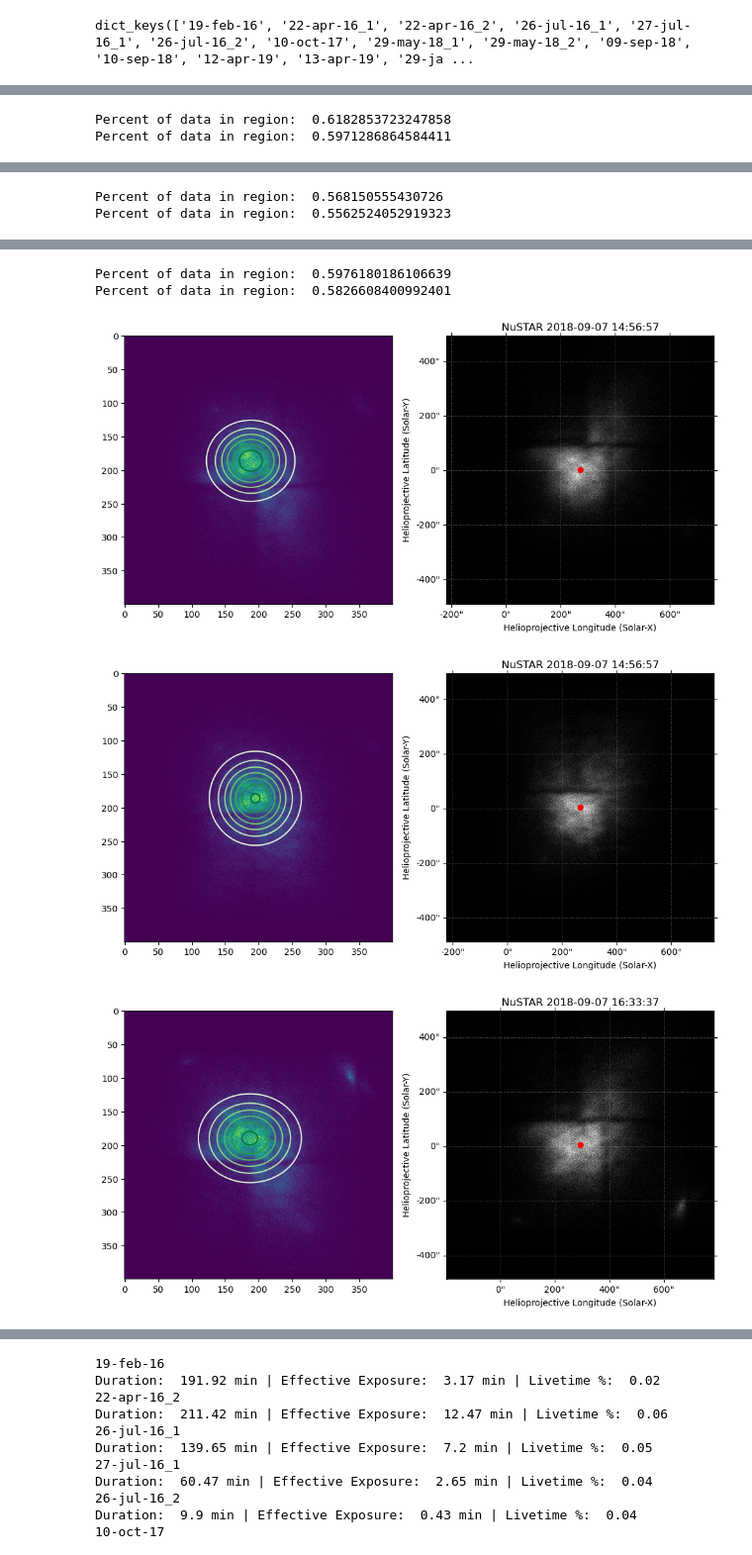
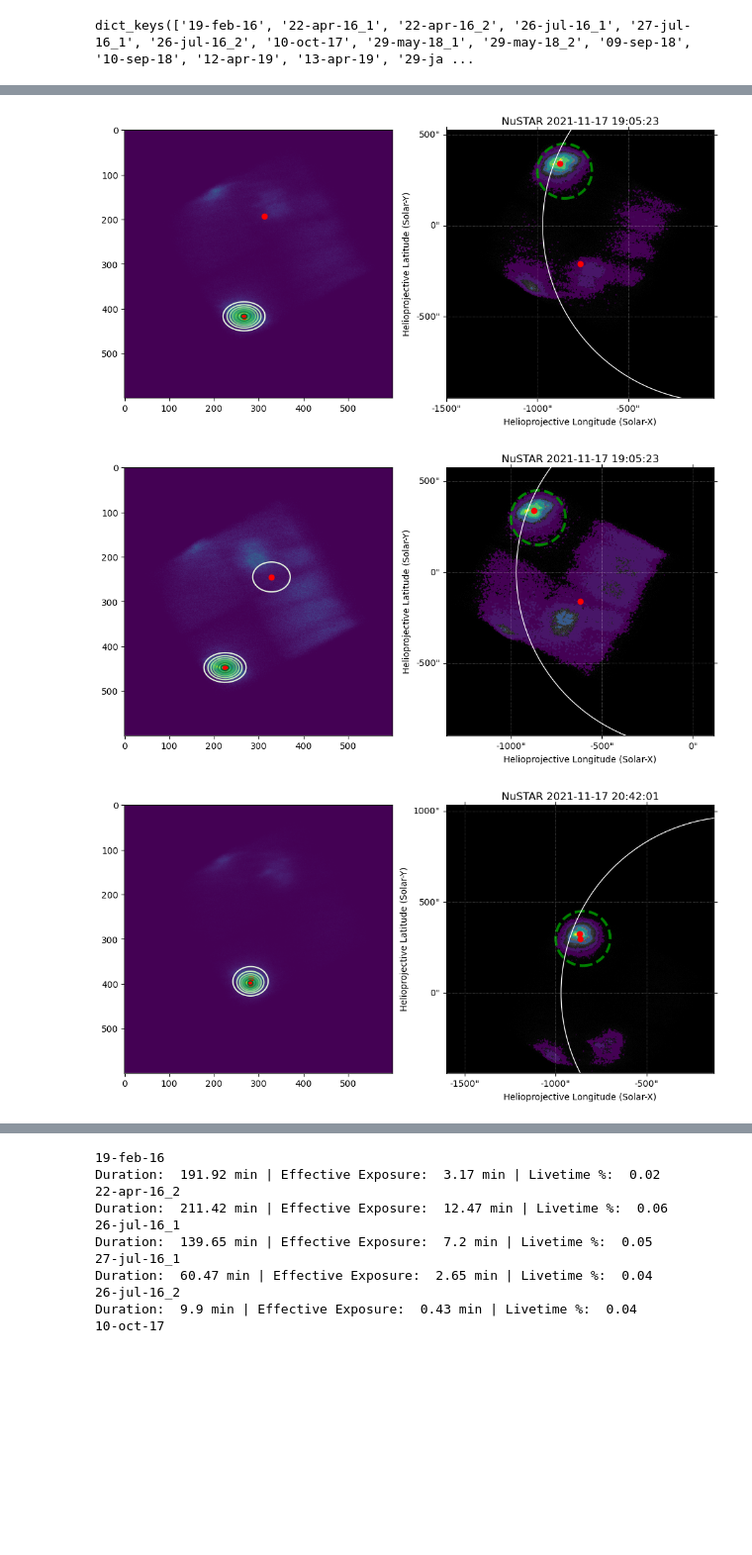
Before and after one commit to jessiemcd/do-dem, a Jupyter notebook: AR_inventory.ipynb, the cells around one changed output, grey strips where cells are left out. Shown at 99% size. Saved outputs shown, nothing was run; the diff lists cells and outputs as text; code cells hidden in the pictures; blank space fills up the shorter version.

```diff
--- a/AR_inventory.ipynb
+++ b/AR_inventory.ipynb
@@ -18,7 +18,7 @@ all_targets_file = '/Users/jmdunca2/do-dem/reference_files/all_targets.pickle'
 #all_targets_file_wnew = '/Users/jmdunca2/do-dem/reference_files/all_targets_new.pickle'
 all_targets_file_wnew = '/Users/jmdunca2/do-dem/reference_files/all_targets_postghost_postshut.pickle'
 
-firsttime=True
+firsttime=False
 
 if firsttime:
     all_targets = {}
@@ -155,14 +155,14 @@ else:
 
 ARdict = {'NOAA_ARID': ['AR12497'],
           'HARP': [6327], #NOTE: BIG FLARE BETWEEN WHEN THIS NUMBER WAS IN USE AND THE OBSERVATION TIME AFTER IT WAS OVER THE LIMB.
-            'datapaths': [#nustar_folder+'/feb-2016/20102011001/',
+            'datapaths': [nustar_folder+'/feb-2016/20102011001/',
                         nustar_folder+'/feb-2016/20102012001/',
-                        #nustar_folder+'/feb-2016/20102013001/',
+                        nustar_folder+'/feb-2016/20102013001/',
                         nustar_folder+'/feb-2016/20102014001/'],
-            'obsids': ['20102011001', #'20102012001',
-                       '20102013001'], #, '20102014001'],
+            'obsids': ['20102011001', '20102012001',
+                       '20102013001', '20102014001'],
             'ghost_ray_flag': True,
-            'obvious ghost rays': [False, False], #[True, False, True, False],
+            'obvious ghost rays': [True, False, True, False], #[False, False],
             'working_dir': demfolder+'/initial_dem_19feb16/',
             'loc': ['limb'],
             'hale_class': ['beta-gamma-delta'],
@@ -875,11 +875,11 @@ else:
 
 ARdict = {'NOAA_ARID': ['SPoCA 25299'],
           'HARP': [7580],
-          'datapaths': [#nustar_folder+'/may-2021/20616003001/',
-                        #nustar_folder+'/may-2021/20616004001/',
+          'datapaths': [nustar_folder+'/may-2021/20616003001/',
+                        nustar_folder+'/may-2021/20616004001/',
                         nustar_folder+'/may-2021/20616005001/'
                        ],
-            'obsids': [#'20616003001','20616004001',
+            'obsids': ['20616003001','20616004001',
                        '20616005001'],
           'ghost_ray_flag': True,
           'obvious ghost rays': [False], #[True, True, False],
@@ -1765,7 +1805,7 @@ dict_keys(['19-feb-16', '22-apr-16_1', '22-apr-16_2', '26-jul-16_1', '27-jul-16_
 # %%
 # #Testbed!
 
-manual_4_setup = '07-sep-18'
+manual_4_setup = '17-nov-21_2'
 #manual_4_setup = ['20-nov-21']
 
 # #newkeys = ['22-nov-21']
@@ -1801,23 +1841,25 @@ manual_4_setup = '07-sep-18'
 # #regions = [{'centerx': -420.0, 'centery': 220.0, 'radius': 150.0}]
 
 #'01-nov-14_2'
-regions = [{'centerx': 750.0, 'centery': 100.0, 'radius': 150.0}]
+#regions = [{'centerx': 750.0, 'centery': 100.0, 'radius': 150.0}]
 
 
 #'01-nov-14_1'
 # regions = [{'centerx': 950.0, 'centery': -350.0, 'radius': 150.0},
 #           {'centerx': 1050.0, 'centery': -75.0, 'radius': 150.0}]
 
+#17-nov-21_2
+regions = [{'centerx': -850.0, 'centery': 300.0, 'radius': 150.0}]
 
 mk = manual_4_setup
 
+print(all_targets[mk]['Region Coordinates'])
 
+#ana.single_gauss_prep(mk, all_targets_file_wnew, plot=True)
 
-ana.single_gauss_prep(mk, all_targets_file_wnew, plot=True)
-
-# ana.manual_prep(mk, all_targets_file_wnew,
-#                     plot=True,
-#                     make_scripts=True,
-#                     plotgaussregions=False,
-#                     inputregion=regions, write_input_regions=True)
+ana.manual_prep(mk, all_targets_file_wnew,
+                    plot=True,
+                    make_scripts=True,
+                    plotgaussregions=False,
+                    inputregion=regions, write_input_regions=True)
 # %% [output]
@@ -1825,2 +1874,0 @@ WARNING: AstropyDeprecationWarning: The following keywords are now recognized as
-Percent of data in region:  0.6182853723247858
-Percent of data in region:  0.5971286864584411
@@ -1828,2 +1874,0 @@ WARNING: AstropyDeprecationWarning: The following keywords are now recognized as
-Percent of data in region:  0.568150555430726
-Percent of data in region:  0.5562524052919323
@@ -1831,5 +1875,3 @@ WARNING: AstropyDeprecationWarning: The following keywords are now recognized as
-Percent of data in region:  0.5976180186106639
-Percent of data in region:  0.5826608400992401
-[figure, old version]
+[figure, new version]
-[figure, old version]
+[figure, new version]
-[figure, old version]
+[figure, new version]
```
Also changed, not shown: parts of 14 cells of this notebook, 14 other files.
